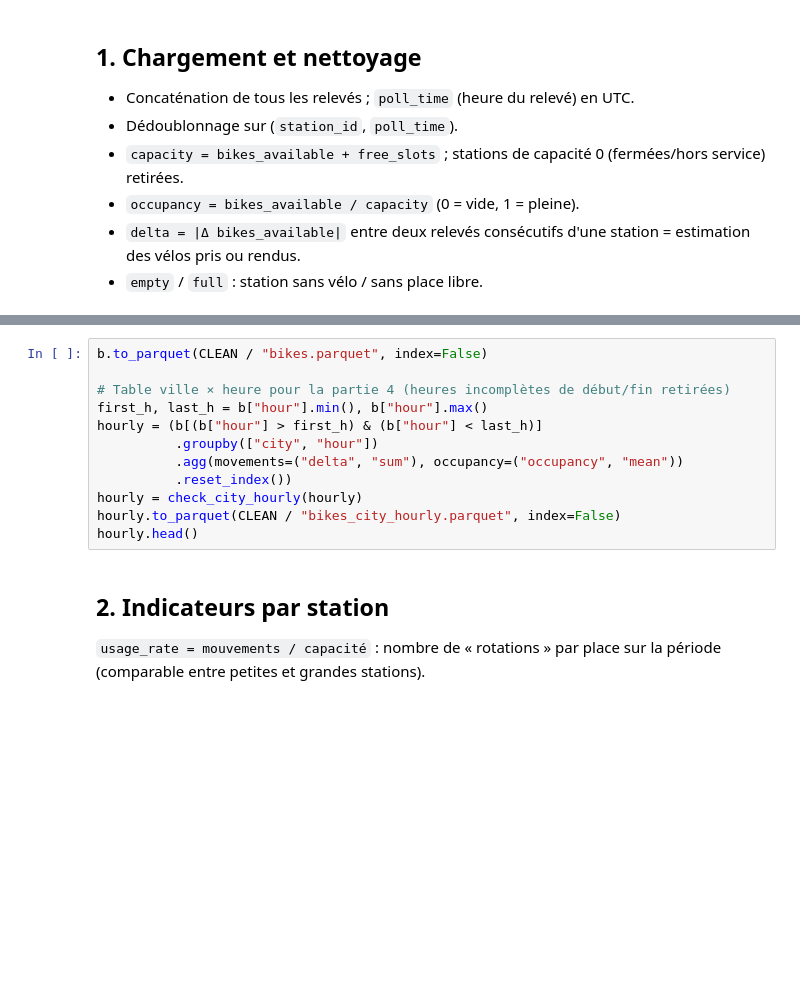
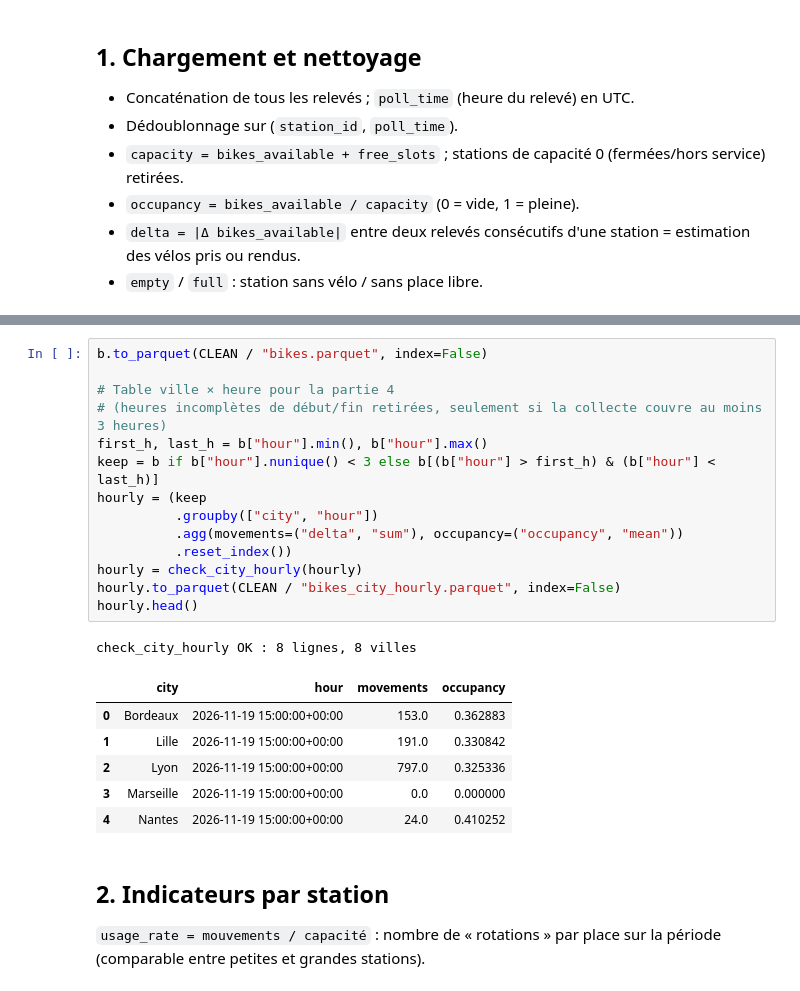
Before and after one commit to Rayan-dev/Projet-Urbanhub, a Jupyter notebook: notebooks/02_velos.ipynb, the cells around one changed output, grey strips where cells are left out. Saved outputs shown, nothing was run; the diff lists cells and outputs as text; blank space fills up the shorter version.

```diff
--- a/notebooks/02_velos.ipynb
+++ b/notebooks/02_velos.ipynb
@@ -74,15 +89,25 @@ b.groupby("city")["station_id"].nunique().sort_values(ascending=False).rename("s
 # %%
 b.to_parquet(CLEAN / "bikes.parquet", index=False)
 
-# Table ville × heure pour la partie 4 (heures incomplètes de début/fin retirées)
+# Table ville × heure pour la partie 4
+# (heures incomplètes de début/fin retirées, seulement si la collecte couvre au moins 3 heures)
 first_h, last_h = b["hour"].min(), b["hour"].max()
-hourly = (b[(b["hour"] > first_h) & (b["hour"] < last_h)]
+keep = b if b["hour"].nunique() < 3 else b[(b["hour"] > first_h) & (b["hour"] < last_h)]
+hourly = (keep
           .groupby(["city", "hour"])
           .agg(movements=("delta", "sum"), occupancy=("occupancy", "mean"))
           .reset_index())
 hourly = check_city_hourly(hourly)
 hourly.to_parquet(CLEAN / "bikes_city_hourly.parquet", index=False)
 hourly.head()
+# %% [output]
+check_city_hourly OK : 8 lignes, 8 villes
+|  | city | hour | movements | occupancy |
+| 0 | Bordeaux | 2026-11-19 15:00:00+00:00 | 153.0 | 0.362883 |
+| 1 | Lille | 2026-11-19 15:00:00+00:00 | 191.0 | 0.330842 |
+| 2 | Lyon | 2026-11-19 15:00:00+00:00 | 797.0 | 0.325336 |
+| 3 | Marseille | 2026-11-19 15:00:00+00:00 | 0.0 | 0.000000 |
+| 4 | Nantes | 2026-11-19 15:00:00+00:00 | 24.0 | 0.410252 |
 # %% [markdown]
 ## 2. Indicateurs par station
 `usage_rate = mouvements / capacité` : nombre de « rotations » par place sur la période (comparable entre petites et grandes stations).
```
Also changed, not shown: parts of 7 cells of this notebook.
